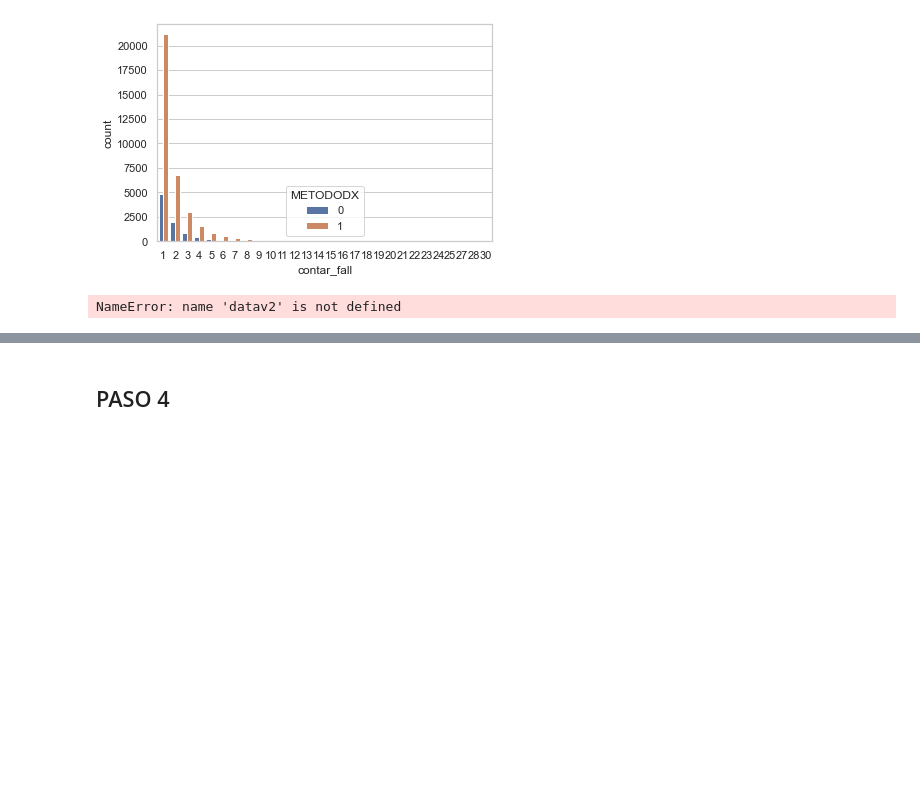
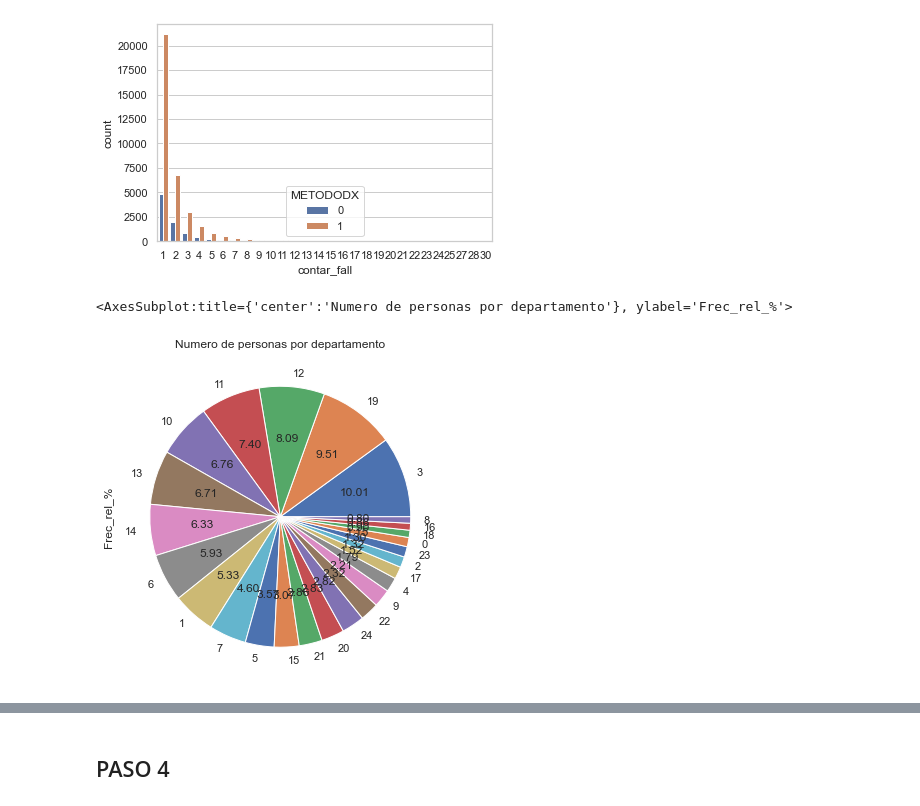
Before and after one commit to KevinRamosRivas/BI-UNMSM, a Jupyter notebook: Eq.B_Paso2_Report_COVID.ipynb, the cells around one changed output, grey strips where cells are left out. Drawn from its saved outputs; the diff is of its cells as text; code cells hidden in the pictures; blank space fills up the shorter version.

```diff
--- a/Eq.B_Paso2_Report_COVID.ipynb
+++ b/Eq.B_Paso2_Report_COVID.ipynb
@@ -547,10 +547,16 @@ sns.countplot(x='contar_fall',data=data,hue='METODODX')
 <AxesSubplot:xlabel='contar_fall', ylabel='count'>
 [figure]
 # %%
-super=pd.value_counts(datav2[datav2['SEXO'] == '0']['contar_fall'])
-plt.figure(figsize=(10,12))
-plt.pie(super,labels=super.index)
-plt.title("Cantidad de fallecidos por sexo")
-plt.show()
+super=pd.value_counts(data['DEPARTAMENTO'])
+super
+super=pd.DataFrame(super)
+super.columns=["Frec_abs"]
+super["Frec_rel_%"]=100*super["Frec_abs"]/len(data)
+valor_ac=0
+Frec_rel_val=super["Frec_rel_%"].values
+for i in Frec_rel_val:
+    valor_ac=valor_ac+i
+super['Frec_rel_%'].plot(kind='pie',autopct='%.2f', title='Numero de personas por departamento',figsize=(6,6))
 # %% [output]
-NameError: name 'datav2' is not defined
+<AxesSubplot:title={'center':'Numero de personas por departamento'}, ylabel='Frec_rel_%'>
+[figure, added]
```
Also changed, not shown: parts of 3 cells of this notebook, 2 other files.
